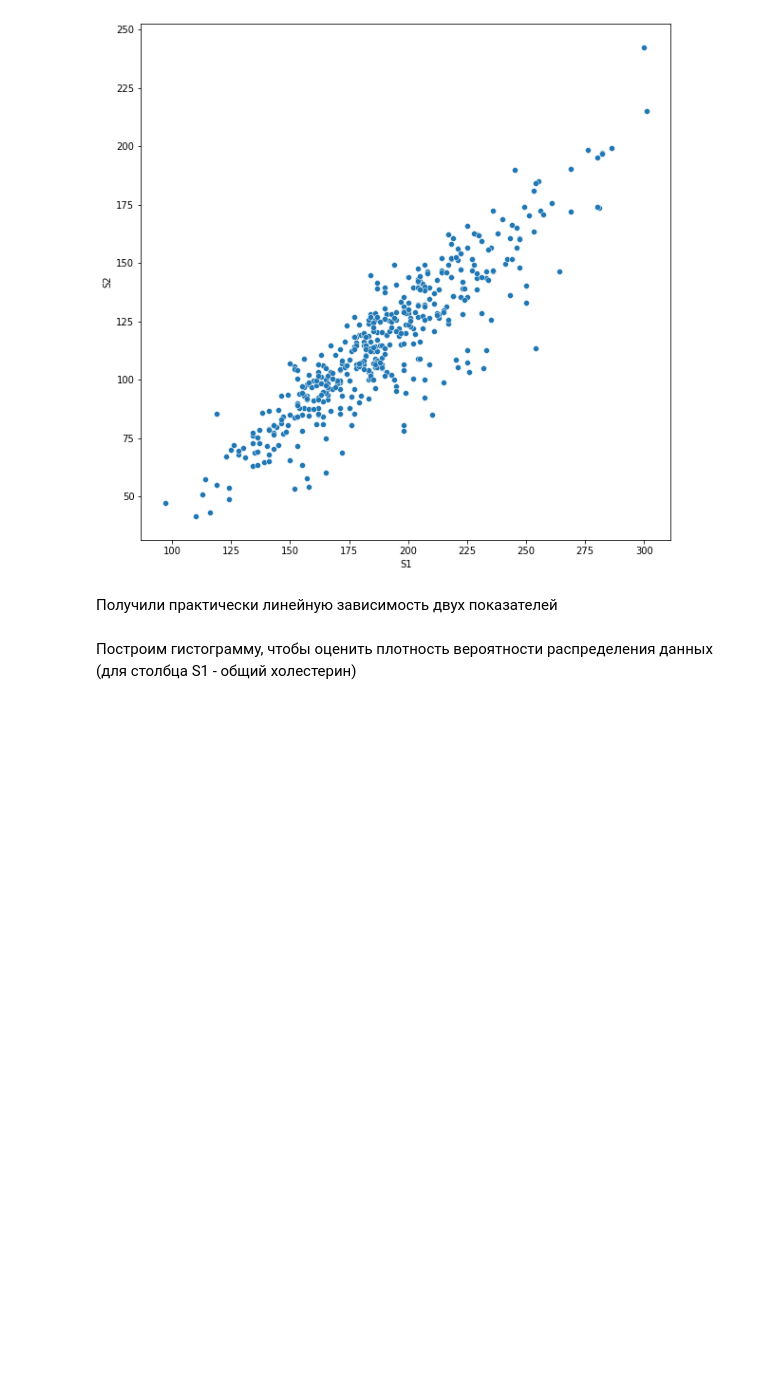
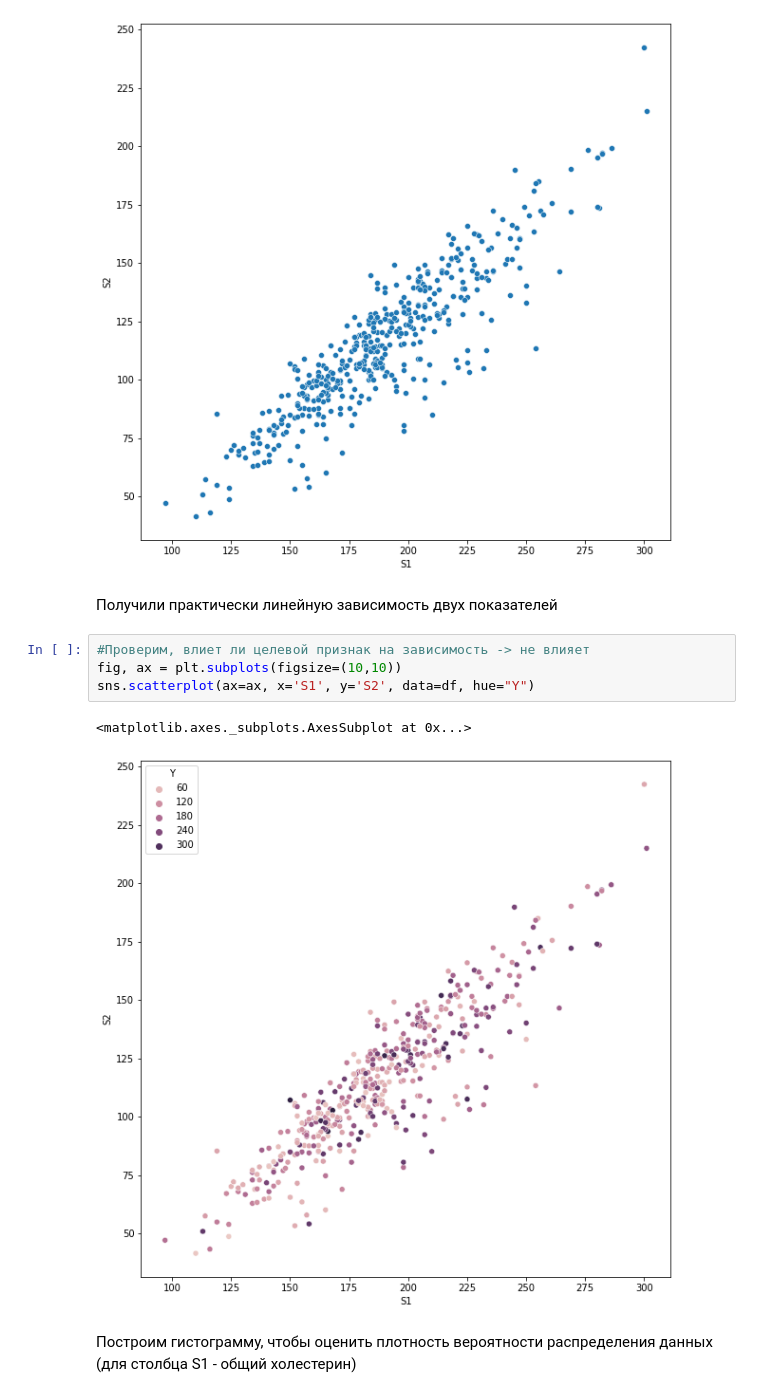
Before and after one commit to katekaa/TMO-2022, a Jupyter notebook: lab1/lab1.ipynb, the cells around one changed output. Drawn from its saved outputs; the diff is of its cells as text; blank space fills up the shorter version.

```diff
--- a/lab1/lab1.ipynb
+++ b/lab1/lab1.ipynb
@@ -93,6 +93,13 @@ sns.scatterplot(ax=ax, x='S1', y='S2', data=df)
 [figure]
 # %% [markdown]
 Получили практически линейную зависимость двух показателей
+# %%
+#Проверим, влиет ли целевой признак на зависимость -> не влияет
+fig, ax = plt.subplots(figsize=(10,10))
+sns.scatterplot(ax=ax, x='S1', y='S2', data=df, hue="Y")
+# %% [output]
+<matplotlib.axes._subplots.AxesSubplot at 0x...>
+[figure, added]
 # %% [markdown]
 Построим гистограмму, чтобы оценить плотность вероятности распределения данных (для столбца S1 - общий холестерин)
 # %%
```
